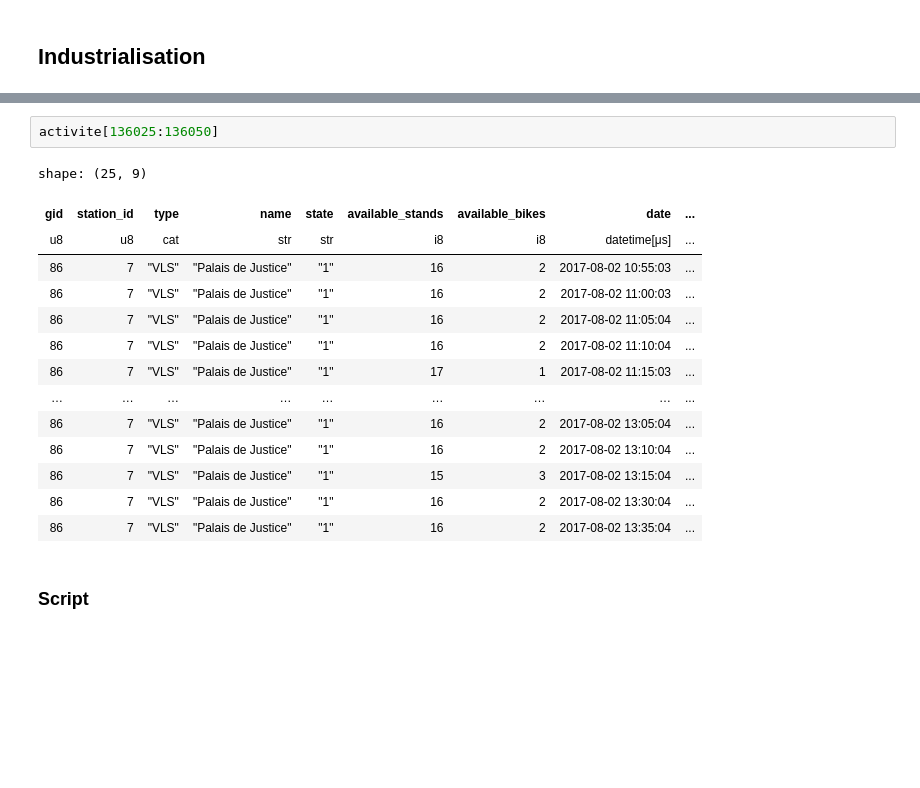
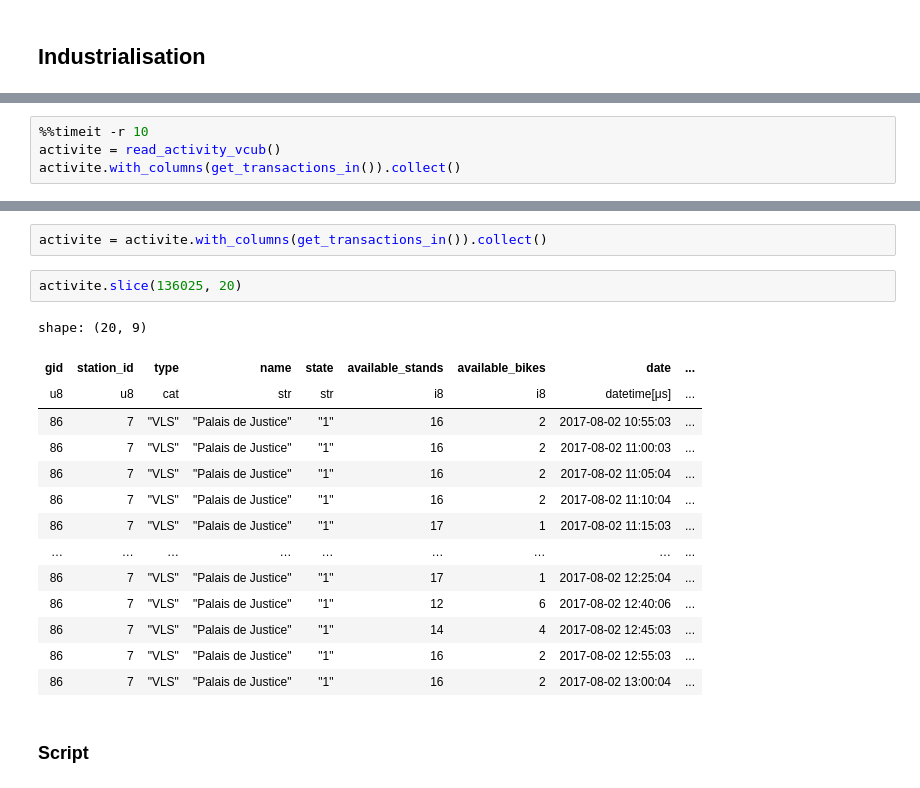
Before and after one commit to armgilles/vcub_keeper, a Jupyter notebook: notebooks/02_Features/02_transaction_in #4.ipynb, the cells around one changed output, grey strips where cells are left out. Saved outputs shown, nothing was run; the diff lists cells and outputs as text; blank space fills up the shorter version.

Commit message:
Update transactions_in to be lazy and expr fonction #149
Signed-off-by: Armand <arm.gilles@gmail.com>

```diff
--- a/notebooks/02_Features/02_transaction_in #4.ipynb
+++ b/notebooks/02_Features/02_transaction_in #4.ipynb
@@ -144,0 +82,4 @@ activite = get_transactions_in(activite)
+# %%
+%%timeit -r 10
+activite = read_activity_vcub()
+activite.with_columns(get_transactions_in()).collect()
@@ -145,20 +88,22 @@ activite = get_transactions_in(activite)
+# %%
+activite = activite.with_columns(get_transactions_in()).collect()
 # %%
-activite[136025:136050]
+activite.slice(136025, 20)
 # %% [output]
-shape: (25, 9)
+shape: (20, 9)
 | gid | station_id | type | name | state | available_stands | available_bikes | date | ... |
 | u8 | u8 | cat | str | str | i8 | i8 | datetime[μs] | ... |
 | 86 | 7 | "VLS" | "Palais de Justice" | "1" | 16 | 2 | 2017-08-02 10:55:03 | ... |
 | 86 | 7 | "VLS" | "Palais de Justice" | "1" | 16 | 2 | 2017-08-02 11:00:03 | ... |
 | 86 | 7 | "VLS" | "Palais de Justice" | "1" | 16 | 2 | 2017-08-02 11:05:04 | ... |
 | 86 | 7 | "VLS" | "Palais de Justice" | "1" | 16 | 2 | 2017-08-02 11:10:04 | ... |
 | 86 | 7 | "VLS" | "Palais de Justice" | "1" | 17 | 1 | 2017-08-02 11:15:03 | ... |
 | … | … | … | … | … | … | … | … | ... |
-| 86 | 7 | "VLS" | "Palais de Justice" | "1" | 16 | 2 | 2017-08-02 13:05:04 | ... |
-| 86 | 7 | "VLS" | "Palais de Justice" | "1" | 16 | 2 | 2017-08-02 13:10:04 | ... |
-| 86 | 7 | "VLS" | "Palais de Justice" | "1" | 15 | 3 | 2017-08-02 13:15:04 | ... |
-| 86 | 7 | "VLS" | "Palais de Justice" | "1" | 16 | 2 | 2017-08-02 13:30:04 | ... |
-| 86 | 7 | "VLS" | "Palais de Justice" | "1" | 16 | 2 | 2017-08-02 13:35:04 | ... |
+| 86 | 7 | "VLS" | "Palais de Justice" | "1" | 17 | 1 | 2017-08-02 12:25:04 | ... |
+| 86 | 7 | "VLS" | "Palais de Justice" | "1" | 12 | 6 | 2017-08-02 12:40:06 | ... |
+| 86 | 7 | "VLS" | "Palais de Justice" | "1" | 14 | 4 | 2017-08-02 12:45:03 | ... |
+| 86 | 7 | "VLS" | "Palais de Justice" | "1" | 16 | 2 | 2017-08-02 12:55:03 | ... |
+| 86 | 7 | "VLS" | "Palais de Justice" | "1" | 16 | 2 | 2017-08-02 13:00:04 | ... |
 # %% [markdown]
 ### Script
 # %%
```
Also changed, not shown: parts of 22 cells of this notebook, 4 other files.
